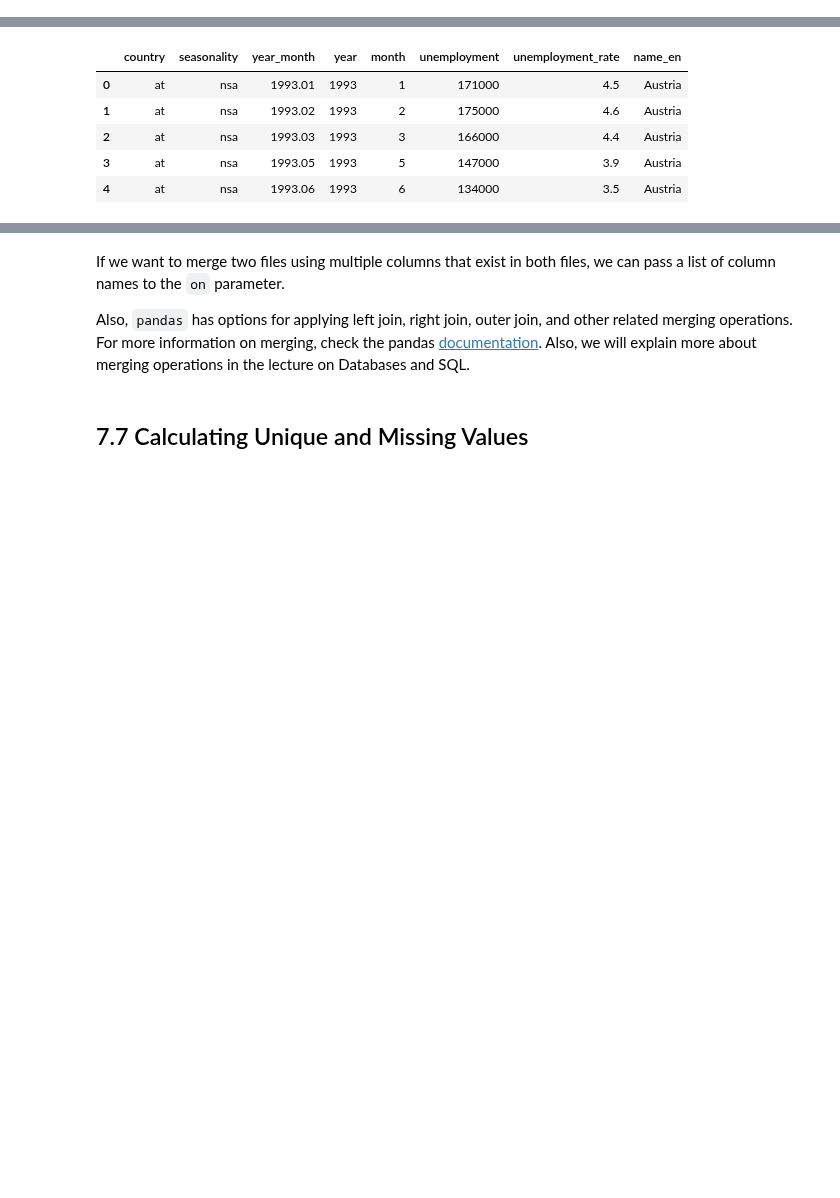
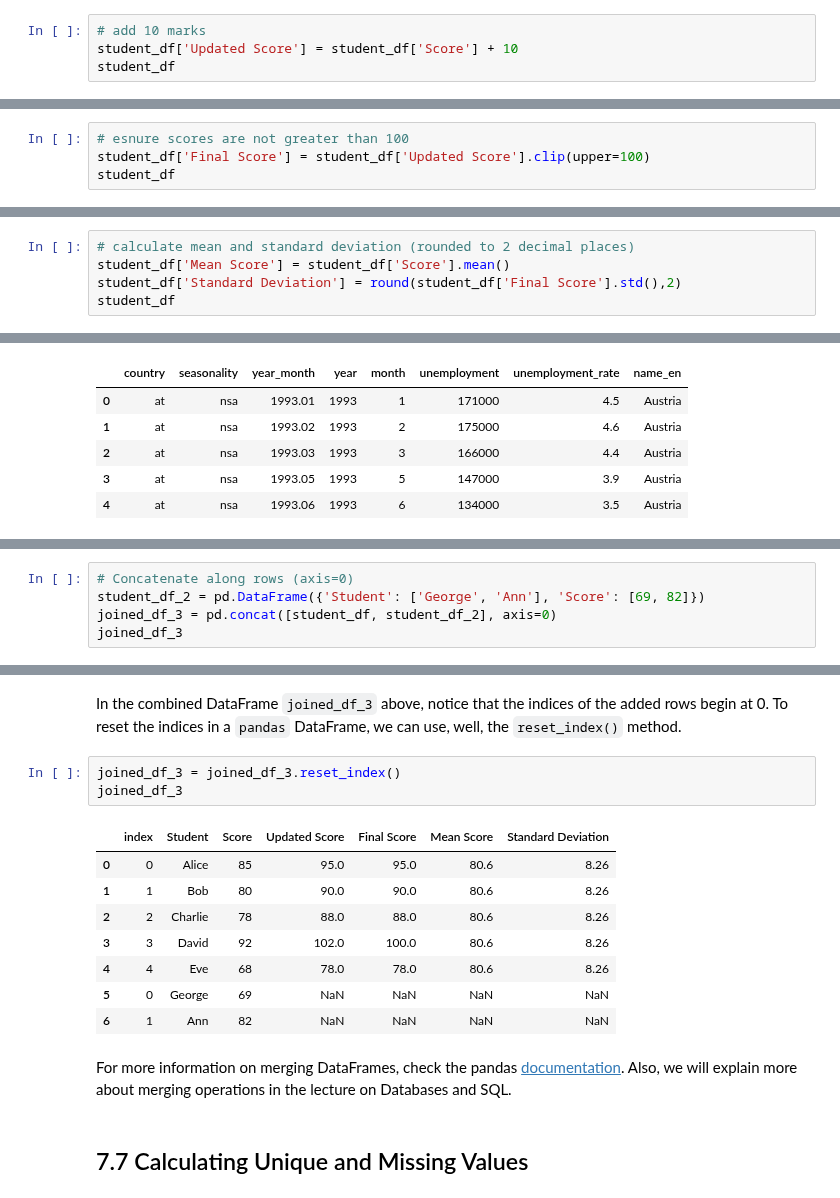
Before and after one commit to avakanski/Fall-2024-Applied-Data-Science-with-Python, a Jupyter notebook: docs/Lectures/Theme_2-Data_Engineering/Lecture_7-Pandas/Lecture_7-Pandas.ipynb, the cells around one changed output, grey strips where cells are left out. Drawn from its saved outputs; the diff is of its cells as text; blank space fills up the shorter version.

```diff
--- a/docs/Lectures/Theme_2-Data_Engineering/Lecture_7-Pandas/Lecture_7-Pandas.ipynb
+++ b/docs/Lectures/Theme_2-Data_Engineering/Lecture_7-Pandas/Lecture_7-Pandas.ipynb
@@ -766,0 +899,4 @@ unemployment.head(10)
+# %%
+# add 10 marks
+student_df['Updated Score'] = student_df['Score'] + 10
+student_df
@@ -766,0 +910,4 @@ unemployment.head(10)
+# %%
+# esnure scores are not greater than 100
+student_df['Final Score'] = student_df['Updated Score'].clip(upper=100)
+student_df
@@ -766,0 +921,5 @@ unemployment.head(10)
+# %%
+# calculate mean and standard deviation (rounded to 2 decimal places)
+student_df['Mean Score'] = student_df['Score'].mean()
+student_df['Standard Deviation'] = round(student_df['Final Score'].std(),2)
+student_df
@@ -902,0 +1131,5 @@ unemployment.head()
+# %%
+# Concatenate along rows (axis=0)
+student_df_2 = pd.DataFrame({'Student': ['George', 'Ann'], 'Score': [69, 82]})
+joined_df_3 = pd.concat([student_df, student_df_2], axis=0)
+joined_df_3
@@ -903,7 +1145,19 @@ unemployment.head()
+# %% [markdown]
+In the combined DataFrame `joined_df_3` above, notice that the indices of the added rows begin at 0. To reset the indices in a `pandas` DataFrame, we can use, well, the `reset_index()` method.
+# %%
+joined_df_3 = joined_df_3.reset_index()
+joined_df_3
+# %% [output]
+|  | index | Student | Score | Updated Score | Final Score | Mean Score | Standard Deviation |
+| 0 | 0 | Alice | 85 | 95.0 | 95.0 | 80.6 | 8.26 |
+| 1 | 1 | Bob | 80 | 90.0 | 90.0 | 80.6 | 8.26 |
+| 2 | 2 | Charlie | 78 | 88.0 | 88.0 | 80.6 | 8.26 |
+| 3 | 3 | David | 92 | 102.0 | 100.0 | 80.6 | 8.26 |
+| 4 | 4 | Eve | 68 | 78.0 | 78.0 | 80.6 | 8.26 |
+| 5 | 0 | George | 69 | NaN | NaN | NaN | NaN |
+| 6 | 1 | Ann | 82 | NaN | NaN | NaN | NaN |
 # %% [markdown]
-If we want to merge two files using multiple columns that exist in both files, we can pass a list of column names to the `on` parameter.
-
-Also, `pandas` has options for applying left join, right join, outer join, and other related merging operations. For more information on merging, check the pandas [documentation](http://pandas.pydata.org/pandas-docs/stable/merging.html#database-style-dataframe-joining-merging). Also, we will explain more about merging operations in the lecture on Databases and SQL.
+For more information on merging DataFrames, check the pandas [documentation](http://pandas.pydata.org/pandas-docs/stable/merging.html#database-style-dataframe-joining-merging). Also, we will explain more about merging operations in the lecture on Databases and SQL.
 # %% [markdown]
 ## 7.7 Calculating Unique and Missing Values <a id="7.7-calculating-unique-and-missing-values"/>
 # %% [markdown]
```
Also changed, not shown: parts of 61 cells of this notebook.
